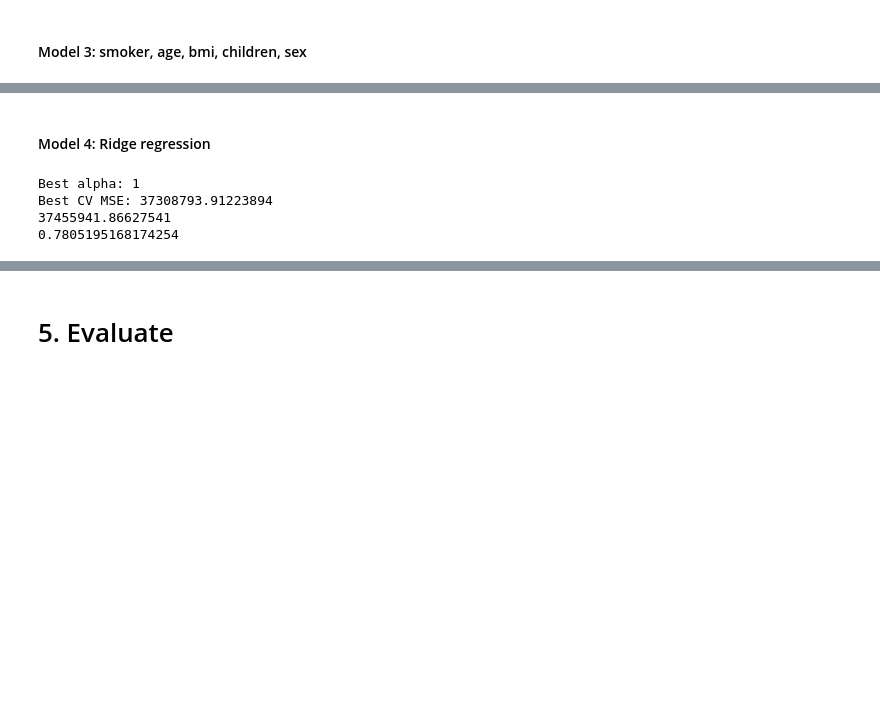
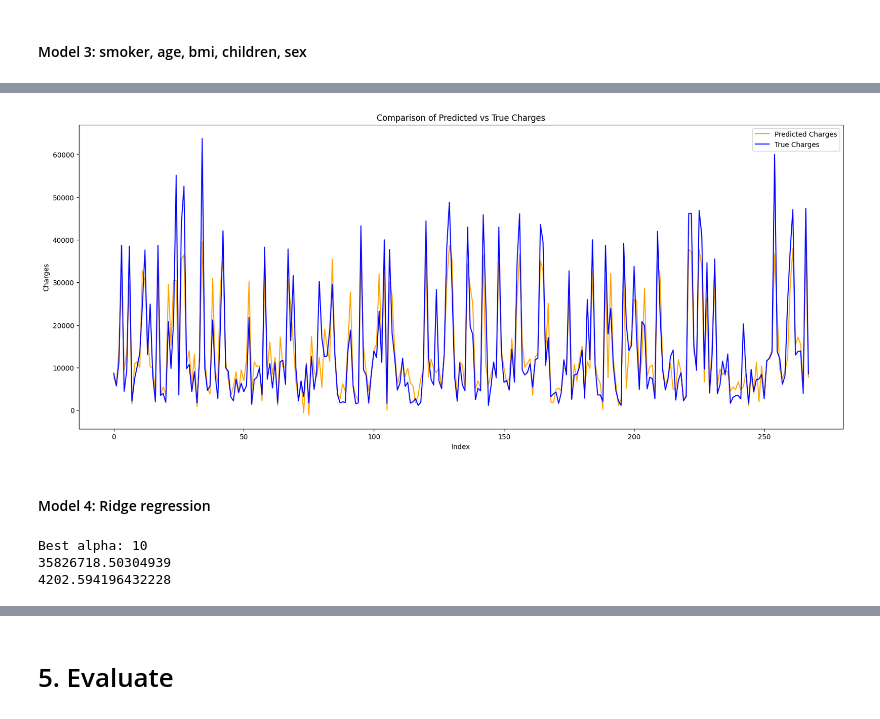
Before and after one commit to DinhXuanKhuong/Linear-Regression_Medical-Insurance-Cost-Prediction, a Jupyter notebook: code_duc.ipynb, the cells around one changed output, grey strips where cells are left out. Drawn from its saved outputs; the diff is of its cells as text; code cells hidden in the pictures; blank space fills up the shorter version.

```diff
--- a/code_duc.ipynb
+++ b/code_duc.ipynb
@@ -487,7 +495,6 @@ print(r2_score(y_test, y_predicted))
 # %% [markdown]
 #### Model 3: smoker, age, bmi, children, sex
 # %%
-X = encode_df[['smoker', 'age', 'bmi', 'children', 'sex']]
-y = encode_df["charges"]
-X_train, X_test, y_train, y_test = train_test_split(X, y, test_size=0.2, random_state=42)
+X_train_5_features = X_train[["smoker", "age", "bmi", 'children', 'sex']].to_numpy()
+X_test_5_features = X_test[["smoker", "age", "bmi", 'children', 'sex']].to_numpy()
 # %%
@@ -503,2 +513,6 @@ print(r2_score(y_test, y_predicted))
+# %%
+compare_output(y_predicted, y_test_numpy)
+# %% [output]
+[figure, added]
 # %% [markdown]
 #### Model 4: Ridge regression
@@ -527,27 +529,24 @@ y_trainval = np.concatenate([y_train, y_valid])
 alphas = [0.001, 0.01, 0.1, 1, 10, 100] # lambda
 param_grid = {'alpha': alphas}
 
-ridge = Ridge()
-grid = GridSearchCV(estimator=ridge, param_grid=param_grid,
+grid = GridSearchCV(estimator=Ridge(), param_grid=param_grid,
                     cv=5, scoring='neg_mean_squared_error')
 grid.fit(X_trainval, y_trainval)
 
 best_alpha = grid.best_params_['alpha']
 print("Best alpha:", best_alpha)
-print("Best CV MSE:", -grid.best_score_)
 
-final_model = Ridge(alpha=best_alpha)
-final_model.fit(X_trainval, y_trainval)
+ridge_model = Ridge(alpha=best_alpha)
+ridge_model.fit(X_trainval, y_trainval)
 
-y_test_pred = final_model.predict(X_test_scaled)
+y_predicted = ridge_model.predict(X_test_scaled)
 
-mse = mean_squared_error(y_test, y_test_pred)
-r2 = r2_score(y_test, y_test_pred)
+mse_ridge = mean_squared_error(y_test_numpy, y_predicted)
+mae_ridge = mean_absolute_error(y_test_numpy, y_predicted)
 
-print(mse)
-print(r2)
+print(mse_ridge)
+print(mae_ridge)
 # %% [output]
-Best alpha: 1
-Best CV MSE: 37308793.91223894
-37455941.86627541
-0.7805195168174254
+Best alpha: 10
+35826718.50304939
+4202.594196432228
```
Also changed, not shown: parts of 42 cells of this notebook.
